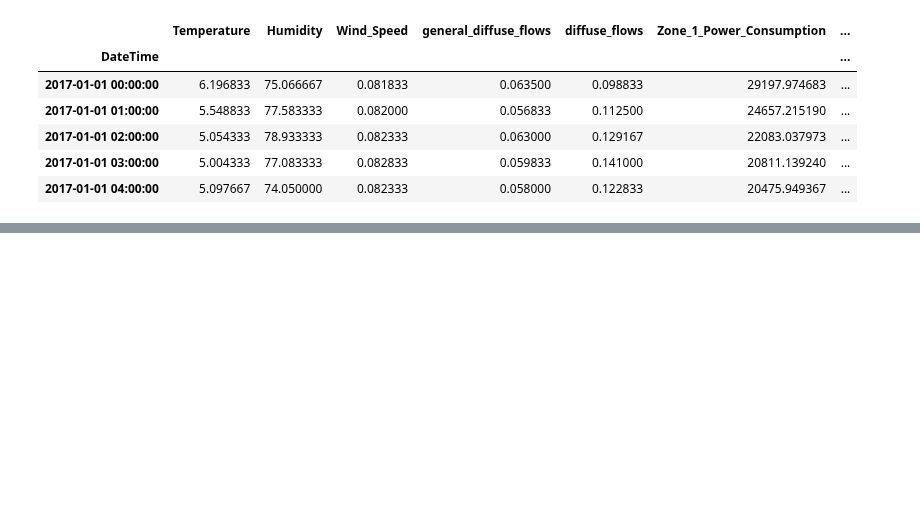
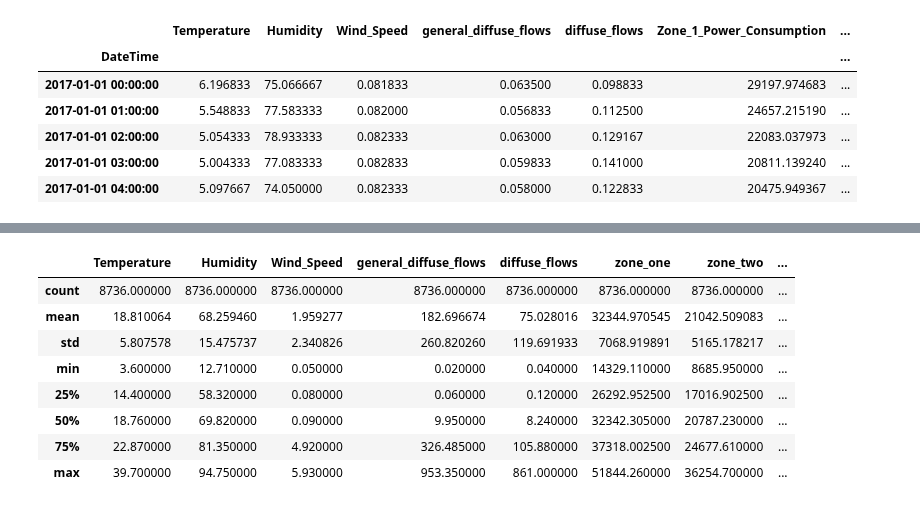
Before and after one commit to Mortti11/Deep_Learning, a Jupyter notebook: LSTM/Prepro.ipynb, the cells around one changed output, grey strips where cells are left out. Drawn from its saved outputs; the diff is of its cells as text; code cells hidden in the pictures; blank space fills up the shorter version.

```diff
--- a/LSTM/Prepro.ipynb
+++ b/LSTM/Prepro.ipynb
@@ -136,7 +136,6 @@ df_hourly.head()
 | 2017-01-01 03:00:00 | 5.004333 | 77.083333 | 0.082833 | 0.059833 | 0.141000 | 20811.139240 | ... |
 | 2017-01-01 04:00:00 | 5.097667 | 74.050000 | 0.082333 | 0.058000 | 0.122833 | 20475.949367 | ... |
 # %%
-df_hourly["dayofyear"] = df_hourly.index.dayofyear
 df_hourly["hour"] = df_hourly.index.hour
 df_hourly.head()
 # %% [output]
@@ -147,3 +146,6 @@ df_hourly.head()
 | 2017-01-01 02:00:00 | 5.054333 | 78.933333 | 0.082333 | 0.063000 | 0.129167 | 22083.037973 | ... |
 | 2017-01-01 03:00:00 | 5.004333 | 77.083333 | 0.082833 | 0.059833 | 0.141000 | 20811.139240 | ... |
 | 2017-01-01 04:00:00 | 5.097667 | 74.050000 | 0.082333 | 0.058000 | 0.122833 | 20475.949367 | ... |
+# %%
+#  I need to round the values to 2 decimal points
+df_hourly = df_hourly.round(2)
@@ -150,3 +162,9 @@ df_hourly.head()
 # %%
 # Change the target columns's name
 df_hourly.rename(columns={'Zone_1_Power_Consumption': 'zone_one','Zone_2__Power_Consumption': 'zone_two',  'Zone_3__Power_Consumption': 'zone_three'}, inplace=True)
+# %%
+# Time Cyclical Encoding
+df_hourly['hour_sin'] = np.sin(2*np.pi*df_hourly['hour']/24)
+df_hourly['hour_cos'] = np.cos(2*np.pi*df_hourly['hour']/24)
+
+# Source: https://towardsdatascience.com/cyclical-encoding-an-alternative-to-one-hot-encoding-for-time-series-features-4db46248ebba
@@ -152,0 +173,2 @@ df_hourly.rename(columns={'Zone_1_Power_Consumption': 'zone_one','Zone_2__Power_
+# %%
+df_hourly = df_hourly.drop(columns=['hour'])
@@ -153,3 +185,15 @@ df_hourly.rename(columns={'Zone_1_Power_Consumption': 'zone_one','Zone_2__Power_
+# %%
+df_hourly.describe()
+# %% [output]
+|  | Temperature | Humidity | Wind_Speed | general_diffuse_flows | diffuse_flows | zone_one | zone_two | ... |
+| count | 8736.000000 | 8736.000000 | 8736.000000 | 8736.000000 | 8736.000000 | 8736.000000 | 8736.000000 | ... |
+| mean | 18.810064 | 68.259460 | 1.959277 | 182.696674 | 75.028016 | 32344.970545 | 21042.509083 | ... |
+| std | 5.807578 | 15.475737 | 2.340826 | 260.820260 | 119.691933 | 7068.919891 | 5165.178217 | ... |
+| min | 3.600000 | 12.710000 | 0.050000 | 0.020000 | 0.040000 | 14329.110000 | 8685.950000 | ... |
+| 25% | 14.400000 | 58.320000 | 0.080000 | 0.060000 | 0.120000 | 26292.952500 | 17016.902500 | ... |
+| 50% | 18.760000 | 69.820000 | 0.090000 | 9.950000 | 8.240000 | 32342.305000 | 20787.230000 | ... |
+| 75% | 22.870000 | 81.350000 | 4.920000 | 326.485000 | 105.880000 | 37318.002500 | 24677.610000 | ... |
+| max | 39.700000 | 94.750000 | 5.930000 | 953.350000 | 861.000000 | 51844.260000 | 36254.700000 | ... |
 # %%
 # Save the preprocessed data
 df_hourly.to_csv('preprocessed_hourly.csv', index=True)
```
Also changed, not shown: parts of 6 cells of this notebook, 4 other files.
